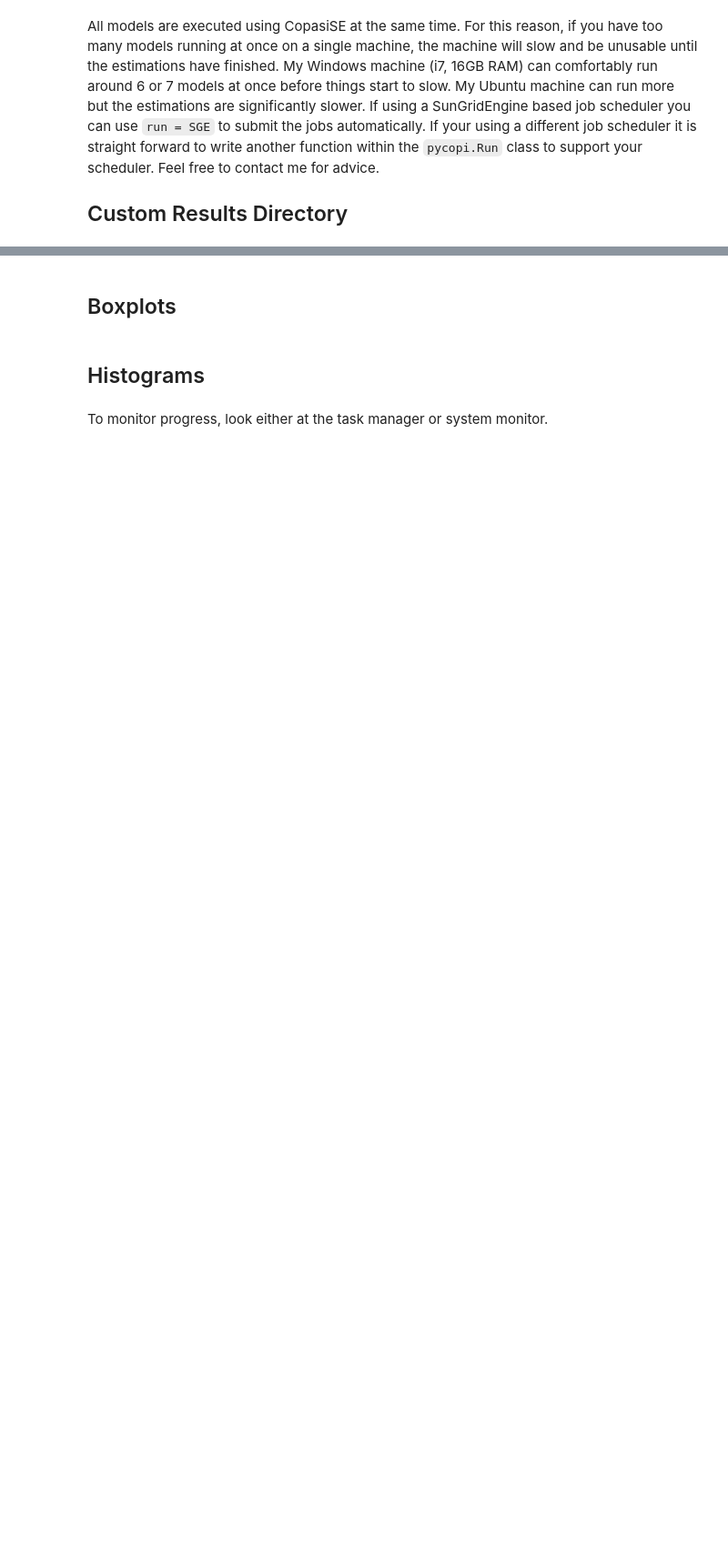
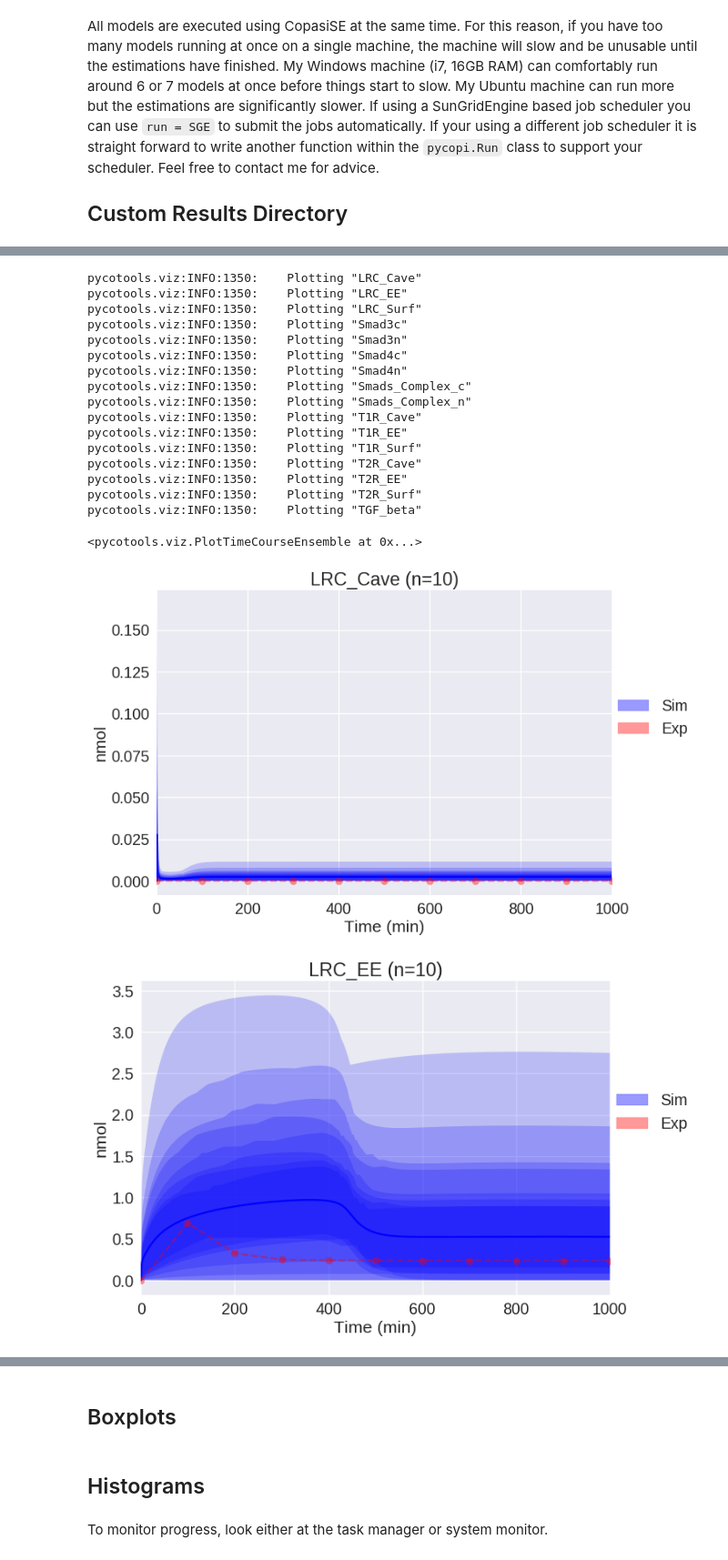
Before and after one commit to CiaranWelsh/pycotools3, a Jupyter notebook: docs/source/Tutorials/Tutorial5MultipleParameterEstimations/Tutorial5MultipleParameterEstimations.ipynb, the cells around one changed output, grey strips where cells are left out. Shown at 91% size. Cells and saved outputs as stored; diff of their text form; code cells hidden in the pictures; blank space fills up the shorter version.

Commit message:
updating documentation

```diff
--- a/docs/source/Tutorials/Tutorial5MultipleParameterEstimations/Tutorial5MultipleParameterEstimations.ipynb
+++ b/docs/source/Tutorials/Tutorial5MultipleParameterEstimations/Tutorial5MultipleParameterEstimations.ipynb
@@ -8,23 +8,18 @@ It is often desirable to run a single optimization problem many times. In copasi
 # %%
 %matplotlib inline
 import site
-site.addsitedir('//home/b3053674/Documents/pycotools')
+site.addsitedir('/home/b3053674/Documents/pycotools')
 from pycotools import model, tasks, viz, misc
-from pycotools.Tests import test_models
+from pycotools.Models.zi_model_variants import Models
 import os
 import pandas
 from lxml import etree
 
-
-import logging
-logging.basicConfig(format = '%(levelname)s:%(message)s')
-LOG=logging.getLogger()
-
 ## get string model from test_models
-zi_model_string = test_models.TestModels().zi_model()
+zi_model_string = Models().published_zi
 
 ## get a working directory. Change this to change this to wherever you like
-directory = r'/home/b3053674/Documents/pycotools/ZiModel'
+directory = r'/home/b3053674/Documents/Models/2017/10_Oct/TutorialWorkspace'
 
 ## choose path to zi model
 zi_path = os.path.join(directory, 'zi2012.cps')
@@ -48,7 +38,7 @@ IOError: [Errno 2] No such file or directory: '/home/b3053674/Documents/pycotool
 # %%
 report= 'parameter_estimation_synthetic_data.txt'
 TC=tasks.TimeCourse(
-    zi, start=0, end=1000, intervals=100, step_size=10, report_name=report
+    zi, start=0, end=1000, intervals=10, step_size=100, report_name=report
 )
 
 ## validate that its worked
@@ -83,10 +108,8 @@ All models are executed using CopasiSE at the same time. For this reason, if you
 
 ## Custom Results Directory
 # %%
-results_directory = 'Fit1Results' #defaults to same directory as model
 MPE = tasks.MultiParameterEstimation(
-    zi, zi_data_file, copy_number=4, pe_number=2,
-    results_directory=results_directory)
+    zi, zi_data_file, copy_number=4, pe_number=2)
 MPE.write_config_file()
 MPE.setup()
-MPE.run()
+#MPE.run()
@@ -99,0 +133,44 @@ viz.EnsembleTimeCourse(MPE)
+# %%
+profiles = ['LRC_Cave', 'LRC_EE', 'LRC_Surf',
+            'Smad3c', 'Smad3n', 'Smad4c', 'Smad4n',
+            'Smads_Complex_c', 'Smads_Complex_n',
+            'T1R_Cave', 'T1R_EE', 'T1R_Surf',
+            'T2R_Cave', 'T2R_EE', 'T2R_Surf', 'TGF_beta']
+viz.PlotTimeCourseEnsemble(
+    ## take a MultiParameterEstimation class as arg
+    MPE,
+
+    ## Here we choose top 10 ranking parameter sets to visualize
+    truncate_mode='ranks',
+    theta=range(10),
+
+    ## choose our profiles. Defaults to all if no arg given
+    y=profiles,
+
+    # choose confidence level. Defaults to 95 but can also be a list
+    ci=[50, 60, 70, 80, 90, 95, 99, 100],
+
+    #Larger number of resamples --> More accurate estimates
+    n_boot=10000,
+
+)
+# %% [output]
+pycotools.viz:INFO:1350:    Plotting "LRC_Cave"
+pycotools.viz:INFO:1350:    Plotting "LRC_EE"
+pycotools.viz:INFO:1350:    Plotting "LRC_Surf"
+pycotools.viz:INFO:1350:    Plotting "Smad3c"
+pycotools.viz:INFO:1350:    Plotting "Smad3n"
+pycotools.viz:INFO:1350:    Plotting "Smad4c"
+pycotools.viz:INFO:1350:    Plotting "Smad4n"
+pycotools.viz:INFO:1350:    Plotting "Smads_Complex_c"
+pycotools.viz:INFO:1350:    Plotting "Smads_Complex_n"
+pycotools.viz:INFO:1350:    Plotting "T1R_Cave"
+pycotools.viz:INFO:1350:    Plotting "T1R_EE"
+pycotools.viz:INFO:1350:    Plotting "T1R_Surf"
+pycotools.viz:INFO:1350:    Plotting "T2R_Cave"
+pycotools.viz:INFO:1350:    Plotting "T2R_EE"
+pycotools.viz:INFO:1350:    Plotting "T2R_Surf"
+pycotools.viz:INFO:1350:    Plotting "TGF_beta"
+<pycotools.viz.PlotTimeCourseEnsemble at 0x...>
+[figure, added]
+[figure, added]
```
Also changed, not shown: parts of 12 cells of this notebook, 5 other files.
